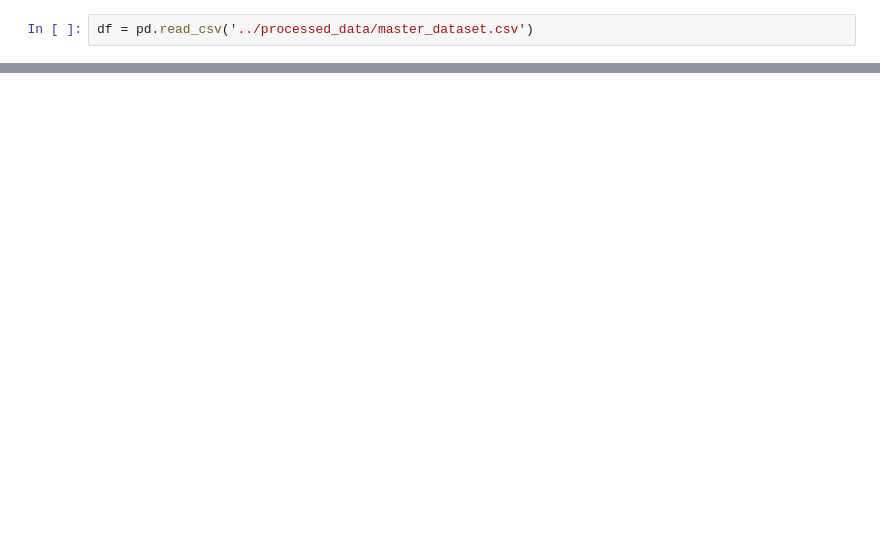
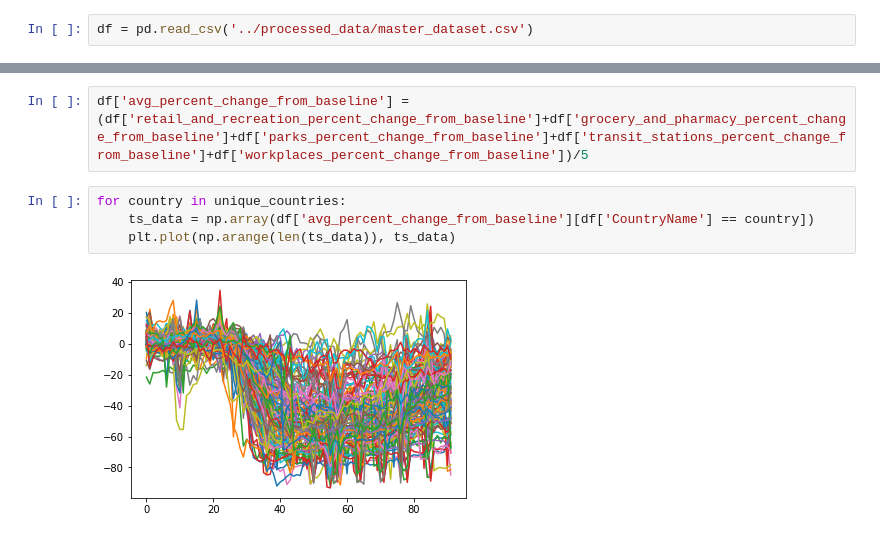
Before and after one commit to thomasundo2/covid-policy-analysis, a Jupyter notebook: analysis/eda.ipynb, the cells around one changed output, grey strips where cells are left out. Drawn from its saved outputs; the diff is of its cells as text; blank space fills up the shorter version.

```diff
--- a/analysis/eda.ipynb
+++ b/analysis/eda.ipynb
@@ -21,0 +77,8 @@ df
+# %%
+df['avg_percent_change_from_baseline'] = (df['retail_and_recreation_percent_change_from_baseline']+df['grocery_and_pharmacy_percent_change_from_baseline']+df['parks_percent_change_from_baseline']+df['transit_stations_percent_change_from_baseline']+df['workplaces_percent_change_from_baseline'])/5
+# %%
+for country in unique_countries:
+    ts_data = np.array(df['avg_percent_change_from_baseline'][df['CountryName'] == country])
+    plt.plot(np.arange(len(ts_data)), ts_data)
+# %% [output]
+[figure, added]
```
Also changed, not shown: parts of 12 cells of this notebook, 2 other files.
